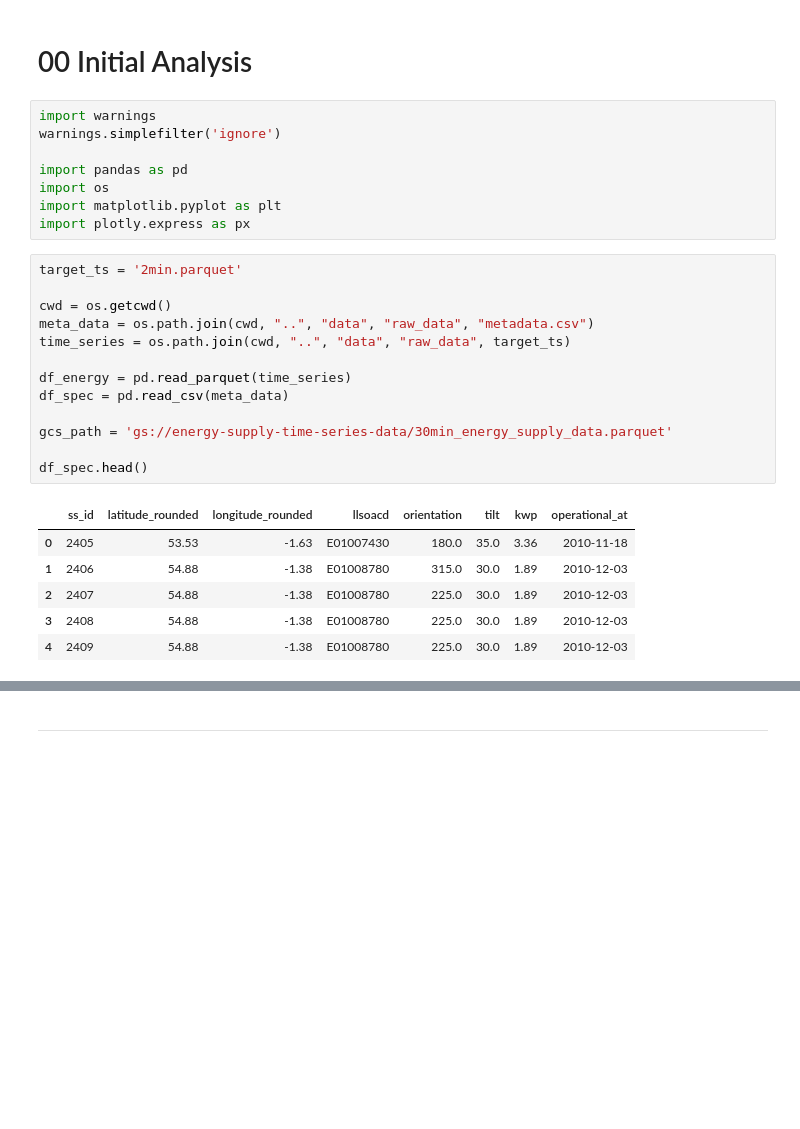
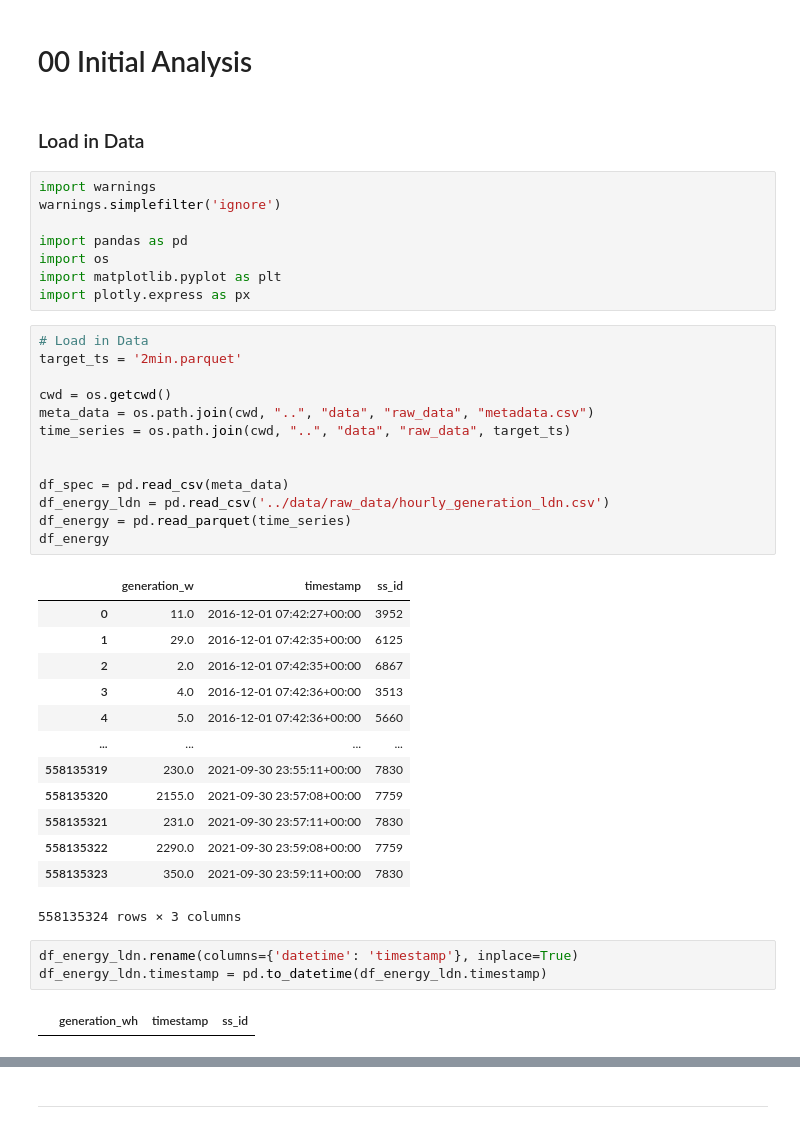
Before and after one commit to hramzan01/market, a Jupyter notebook: notebooks/supply_data.ipynb, the cells around one changed output, grey strips where cells are left out. Cells and saved outputs as stored; diff of their text form; blank space fills up the shorter version.

```diff
--- a/notebooks/supply_data.ipynb
+++ b/notebooks/supply_data.ipynb
@@ -1,5 +1,7 @@
 # %% [markdown]
 # 00 Initial Analysis
+# %% [markdown]
+### Load in Data
 # %%
 import warnings
 warnings.simplefilter('ignore')
@@ -9,22 +11,34 @@ import os
 import matplotlib.pyplot as plt
 import plotly.express as px
 # %%
+# Load in Data
 target_ts = '2min.parquet'
 
 cwd = os.getcwd()
 meta_data = os.path.join(cwd, "..", "data", "raw_data", "metadata.csv")
 time_series = os.path.join(cwd, "..", "data", "raw_data", target_ts)
 
+
+df_spec = pd.read_csv(meta_data)
+df_energy_ldn = pd.read_csv('../data/raw_data/hourly_generation_ldn.csv')
 df_energy = pd.read_parquet(time_series)
-df_spec = pd.read_csv(meta_data)
-
-gcs_path = 'gs://energy-supply-time-series-data/30min_energy_supply_data.parquet'
-
-df_spec.head()
+df_energy
 # %% [output]
-|  | ss_id | latitude_rounded | longitude_rounded | llsoacd | orientation | tilt | kwp | operational_at |
-| 0 | 2405 | 53.53 | -1.63 | E01007430 | 180.0 | 35.0 | 3.36 | 2010-11-18 |
-| 1 | 2406 | 54.88 | -1.38 | E01008780 | 315.0 | 30.0 | 1.89 | 2010-12-03 |
-| 2 | 2407 | 54.88 | -1.38 | E01008780 | 225.0 | 30.0 | 1.89 | 2010-12-03 |
-| 3 | 2408 | 54.88 | -1.38 | E01008780 | 225.0 | 30.0 | 1.89 | 2010-12-03 |
-| 4 | 2409 | 54.88 | -1.38 | E01008780 | 225.0 | 30.0 | 1.89 | 2010-12-03 |
+|  | generation_w | timestamp | ss_id |
+| 0 | 11.0 | 2016-12-01 07:42:27+00:00 | 3952 |
+| 1 | 29.0 | 2016-12-01 07:42:35+00:00 | 6125 |
+| 2 | 2.0 | 2016-12-01 07:42:35+00:00 | 6867 |
+| 3 | 4.0 | 2016-12-01 07:42:36+00:00 | 3513 |
+| 4 | 5.0 | 2016-12-01 07:42:36+00:00 | 5660 |
+| ... | ... | ... | ... |
+| 558135319 | 230.0 | 2021-09-30 23:55:11+00:00 | 7830 |
+| 558135320 | 2155.0 | 2021-09-30 23:57:08+00:00 | 7759 |
+| 558135321 | 231.0 | 2021-09-30 23:57:11+00:00 | 7830 |
+| 558135322 | 2290.0 | 2021-09-30 23:59:08+00:00 | 7759 |
+| 558135323 | 350.0 | 2021-09-30 23:59:11+00:00 | 7830 |
+558135324 rows × 3 columns
+# %%
+df_energy_ldn.rename(columns={'datetime': 'timestamp'}, inplace=True)
+df_energy_ldn.timestamp = pd.to_datetime(df_energy_ldn.timestamp)
+# %% [output]
+|  | generation_wh | timestamp | ss_id |
```
Also changed, not shown: parts of 33 cells of this notebook.
